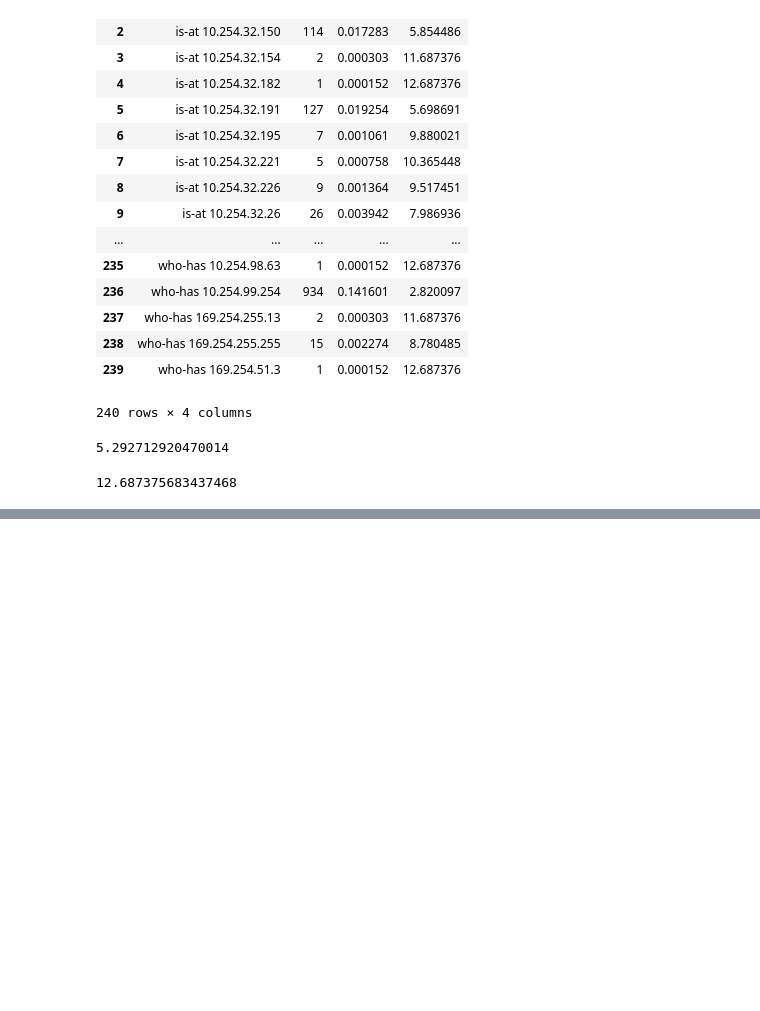
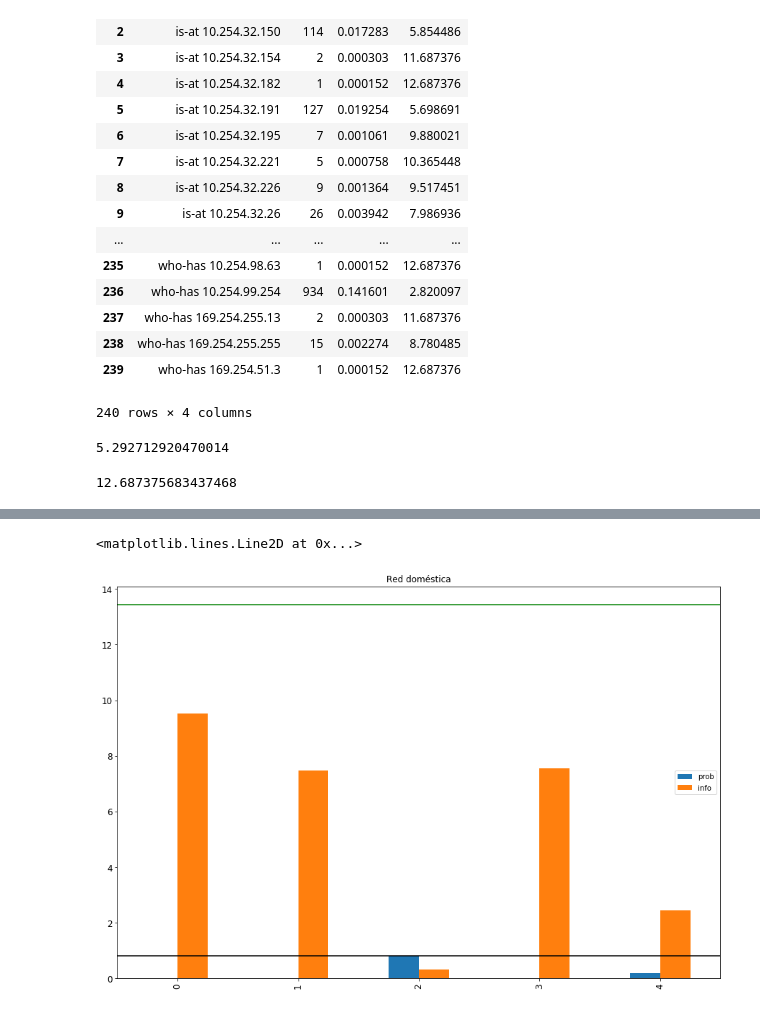
Before and after one commit to ZebaSz/tdc-tp1, a Jupyter notebook: script/Plots.ipynb, the cells around one changed output, grey strips where cells are left out. Saved outputs shown, nothing was run; the diff lists cells and outputs as text; code cells hidden in the pictures; blank space fills up the shorter version.

```diff
--- a/script/Plots.ipynb
+++ b/script/Plots.ipynb
@@ -189,3 +183,7 @@ entropy(data2)
 max_entropy(data2)
 # %% [output]
 12.687375683437468
+# %%
+packets_mh = rdpcap("manu_home.pcap")
+# %%
+data_mh = createDataFrame_s1(packets_mh)
@@ -191,0 +233,8 @@ max_entropy(data2)
+# %%
+# Esto en realidad tendria que estar en ejes separados
+graph_mh = data_mh[['prob','info']].plot(kind='bar', title ="Red doméstica", figsize=(15, 10), legend=True, fontsize=12)
+graph_mh.axhline(entropy(data_mh), color='k', label='Entropía')
+graph_mh.axhline(max_entropy(data_mh), color='g', label='Entropía máxima')
+# %% [output]
+<matplotlib.lines.Line2D at 0x...>
+[figure, added]
```
Also changed, not shown: parts of 4 cells of this notebook, 2 other files.
